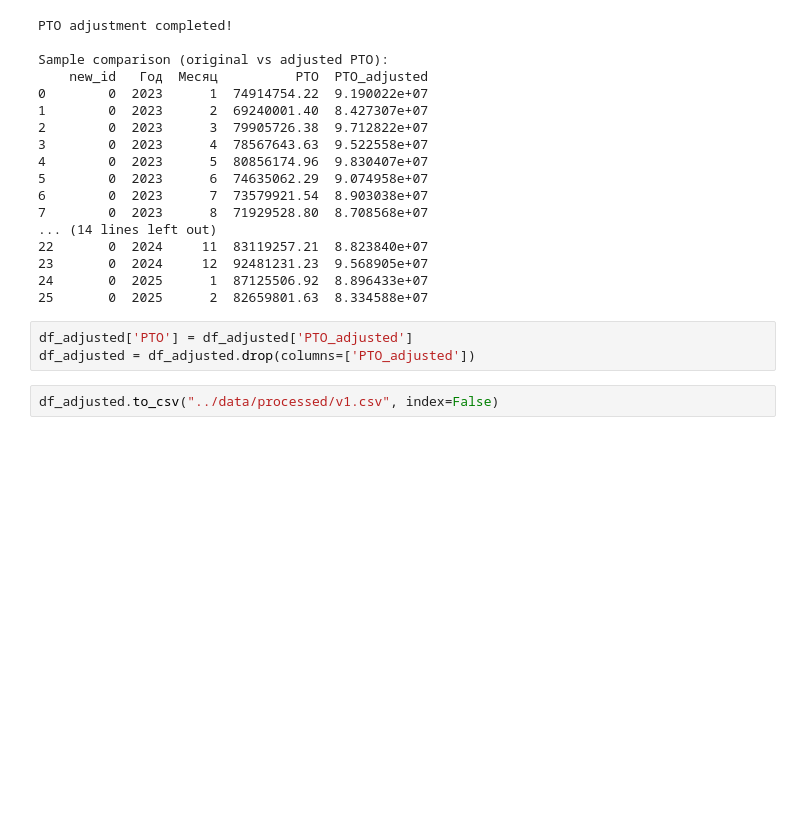
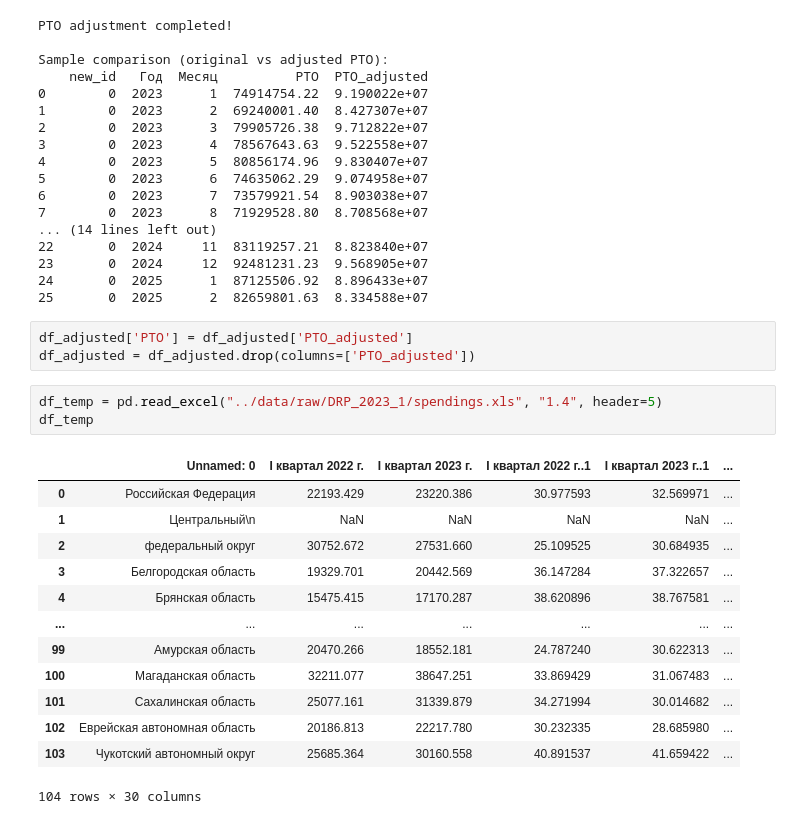
Before and after one commit to danman55575/hack_x5_athlon, a Jupyter notebook: notebooks/data_preprocess.ipynb, the cells around one changed output. Cells and saved outputs as stored; diff of their text form; blank space fills up the shorter version.

Commit message:
feat: add region spendings for each quarter

```diff
--- a/notebooks/data_preprocess.ipynb
+++ b/notebooks/data_preprocess.ipynb
@@ -317,5 +316,20 @@ Sample comparison (original vs adjusted РТО):
 # %%
 df_adjusted['РТО'] = df_adjusted['РТО_adjusted']
 df_adjusted = df_adjusted.drop(columns=['РТО_adjusted'])
-# %%
-df_adjusted.to_csv("../data/processed/v1.csv", index=False)
+# %%
+df_temp = pd.read_excel("../data/raw/DRP_2023_1/spendings.xls", "1.4", header=5)
+df_temp
+# %% [output]
+|  | Unnamed: 0 | I квартал 2022 г. | I квартал 2023 г. | I квартал 2022 г..1 | I квартал 2023 г..1 | ... |
+| 0 | Российская Федерация | 22193.429 | 23220.386 | 30.977593 | 32.569971 | ... |
+| 1 | Центральный\n | NaN | NaN | NaN | NaN | ... |
+| 2 | федеральный округ | 30752.672 | 27531.660 | 25.109525 | 30.684935 | ... |
+| 3 | Белгородская область | 19329.701 | 20442.569 | 36.147284 | 37.322657 | ... |
+| 4 | Брянская область | 15475.415 | 17170.287 | 38.620896 | 38.767581 | ... |
+| ... | ... | ... | ... | ... | ... | ... |
+| 99 | Амурская область | 20470.266 | 18552.181 | 24.787240 | 30.622313 | ... |
+| 100 | Магаданская область | 32211.077 | 38647.251 | 33.869429 | 31.067483 | ... |
+| 101 | Сахалинская область | 25077.161 | 31339.879 | 34.271994 | 30.014682 | ... |
+| 102 | Еврейская автономная область | 20186.813 | 22217.780 | 30.232335 | 28.685980 | ... |
+| 103 | Чукотский автономный округ | 25685.364 | 30160.558 | 40.891537 | 41.659422 | ... |
+104 rows × 30 columns
```
Also changed, not shown: parts of 10 cells of this notebook, 52 other files.
